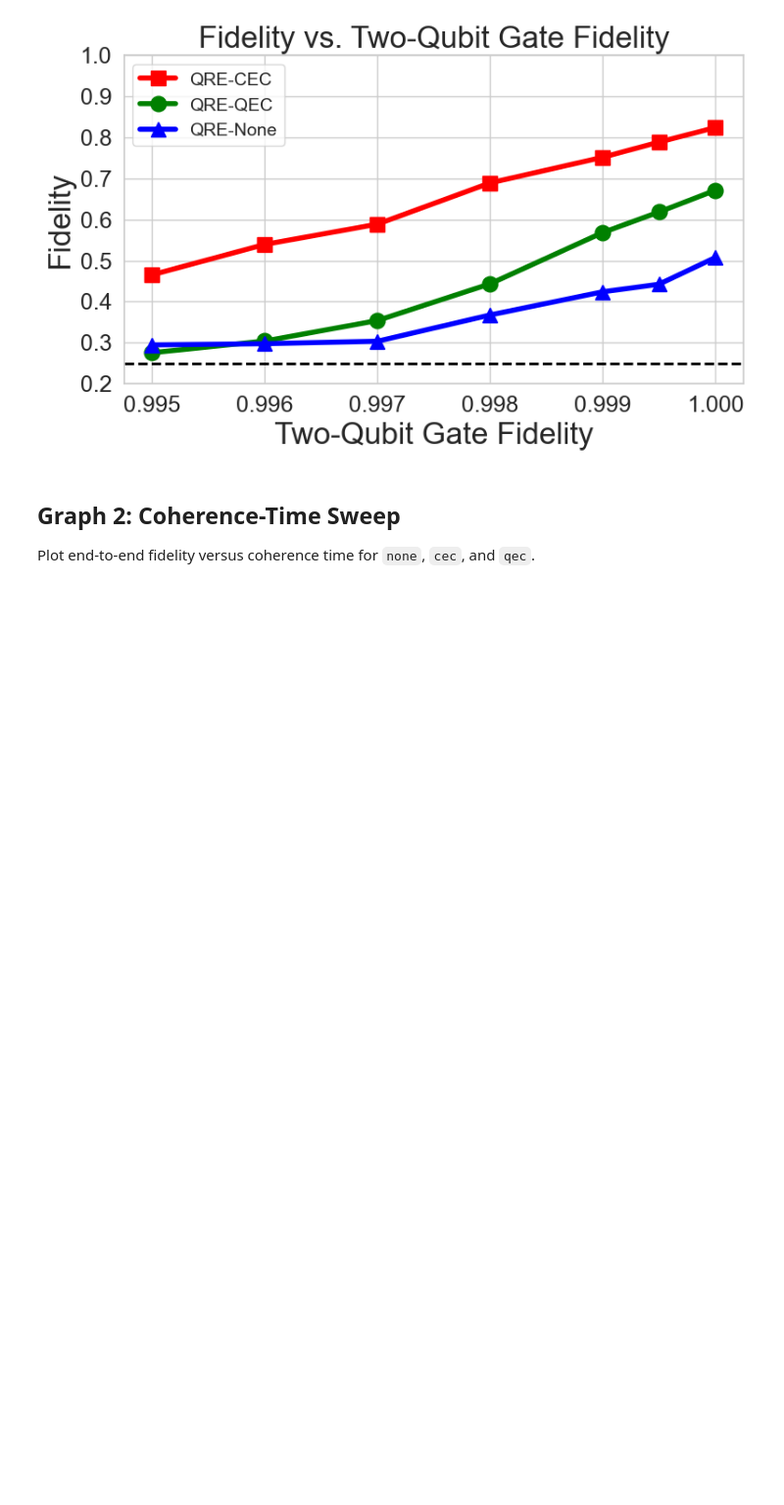
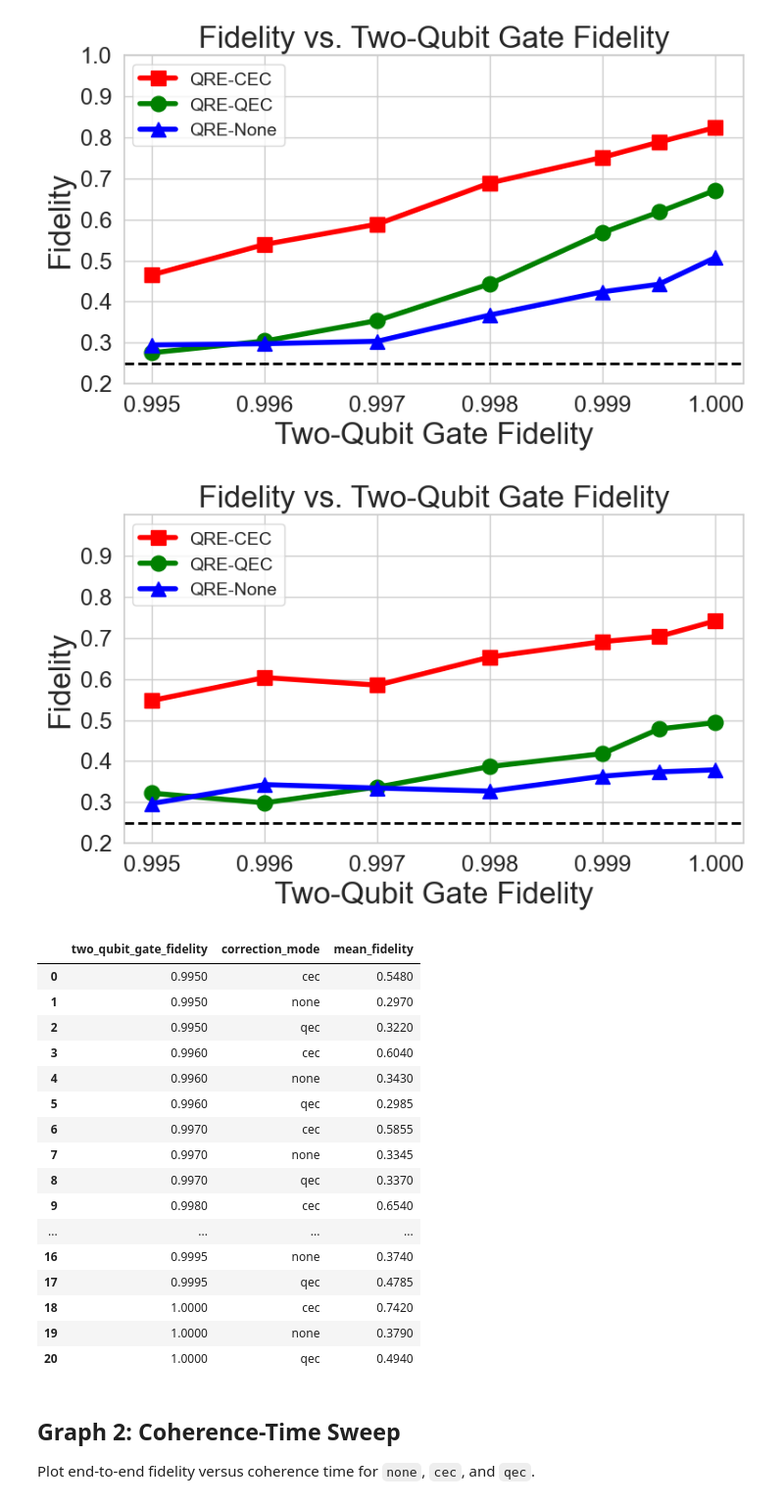
Before and after one commit to SagarPatange/QEC, a Jupyter notebook: plot.ipynb, the cells around one changed output. Shown at 98% size. Saved outputs shown, nothing was run; the diff lists cells and outputs as text; code cells hidden in the pictures; blank space fills up the shorter version.

Commit message:
added graph 8

```diff
--- a/plot.ipynb
+++ b/plot.ipynb
@@ -193,6 +193,57 @@ else:
     graph1_summary
 # %% [output]
 [figure]
+# %%
+graph1_runner2_log_dir = Path("/Users/patange/Documents/Argonne/QEC/log/runner2/graph1_twoqubit_gate_sweep")
+graph1_runner2_df = load_runner_logs(graph1_runner2_log_dir)
+
+# Average all completed runs at each two-qubit fidelity and protocol setting.
+graph1_runner2_summary = graph1_runner2_df.groupby(["two_qubit_gate_fidelity", "correction_mode"], as_index=False).agg(mean_fidelity=("fidelity", "mean")).sort_values(["two_qubit_gate_fidelity", "correction_mode"]).reset_index(drop=True)
+colors = {"cec": "red", "none": "blue", "qec": "green"}
+names = {"cec": "QRE-CEC", "none": "QRE-None", "qec": "QRE-QEC"}
+markers = {"cec": "s", "none": "^", "qec": "o"}
+
+plt.figure(figsize=(8, 5))
+ax = plt.gca()
+
+# Draw each protocol separately so the marker shapes stay fixed.
+for protocol in ["cec", "qec", "none"]:
+    data = graph1_runner2_summary[graph1_runner2_summary["correction_mode"] == protocol]
+    ax.plot(data["two_qubit_gate_fidelity"], data["mean_fidelity"], color=colors[protocol], marker=markers[protocol], linewidth=4, markersize=12, label=names[protocol])
+
+ax.axhline(0.25, color="black", linestyle="--", linewidth=2, label="_nolegend_")
+ax.set_xlabel("Two-Qubit Gate Fidelity", fontsize=24)
+ax.set_ylabel("Fidelity", fontsize=24)
+ax.set_title("Fidelity vs. Two-Qubit Gate Fidelity", fontsize=24)
+ax.set_ylim(0.2, 1.0)
+ax.set_yticks([0.2, 0.3, 0.4, 0.5, 0.6, 0.7, 0.8, 0.9])
+ax.tick_params(axis="both", labelsize=18)
+ax.legend(fontsize=14, loc="upper left")
+
+plt.tight_layout()
+plt.savefig(output_dir / "fidelity_vs_two_qubit_gate_fidelity_runner2.png", dpi=300, bbox_inches="tight")
+plt.show()
+
+graph1_runner2_summary
+# %% [output]
+[figure, added]
+|  | two_qubit_gate_fidelity | correction_mode | mean_fidelity |
+| 0 | 0.9950 | cec | 0.5480 |
+| 1 | 0.9950 | none | 0.2970 |
+| 2 | 0.9950 | qec | 0.3220 |
+| 3 | 0.9960 | cec | 0.6040 |
+| 4 | 0.9960 | none | 0.3430 |
+| 5 | 0.9960 | qec | 0.2985 |
+| 6 | 0.9970 | cec | 0.5855 |
+| 7 | 0.9970 | none | 0.3345 |
+| 8 | 0.9970 | qec | 0.3370 |
+| 9 | 0.9980 | cec | 0.6540 |
+| ... | ... | ... | ... |
+| 16 | 0.9995 | none | 0.3740 |
+| 17 | 0.9995 | qec | 0.4785 |
+| 18 | 1.0000 | cec | 0.7420 |
+| 19 | 1.0000 | none | 0.3790 |
+| 20 | 1.0000 | qec | 0.4940 |
 # %% [markdown]
 ## Graph 2: Coherence-Time Sweep
 
```
Also changed, not shown: parts of 4 cells of this notebook, 8 other files.
